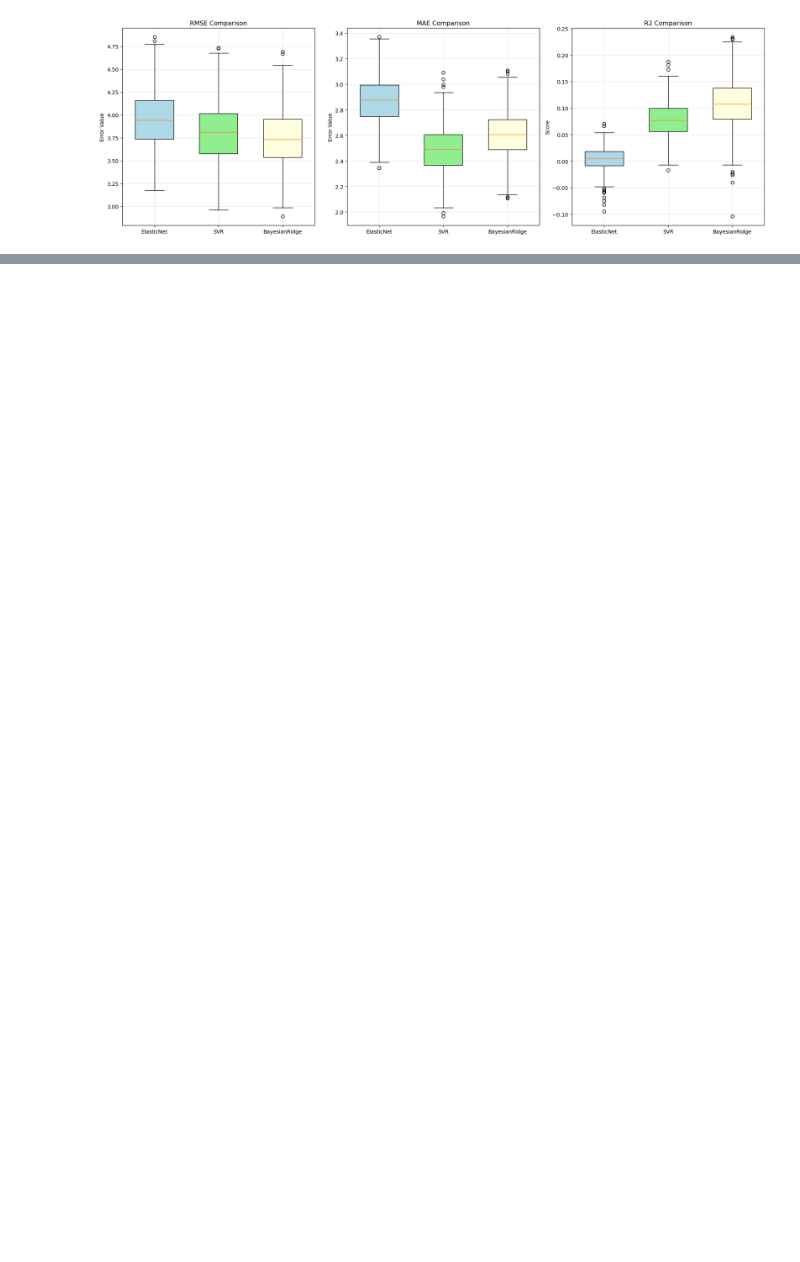
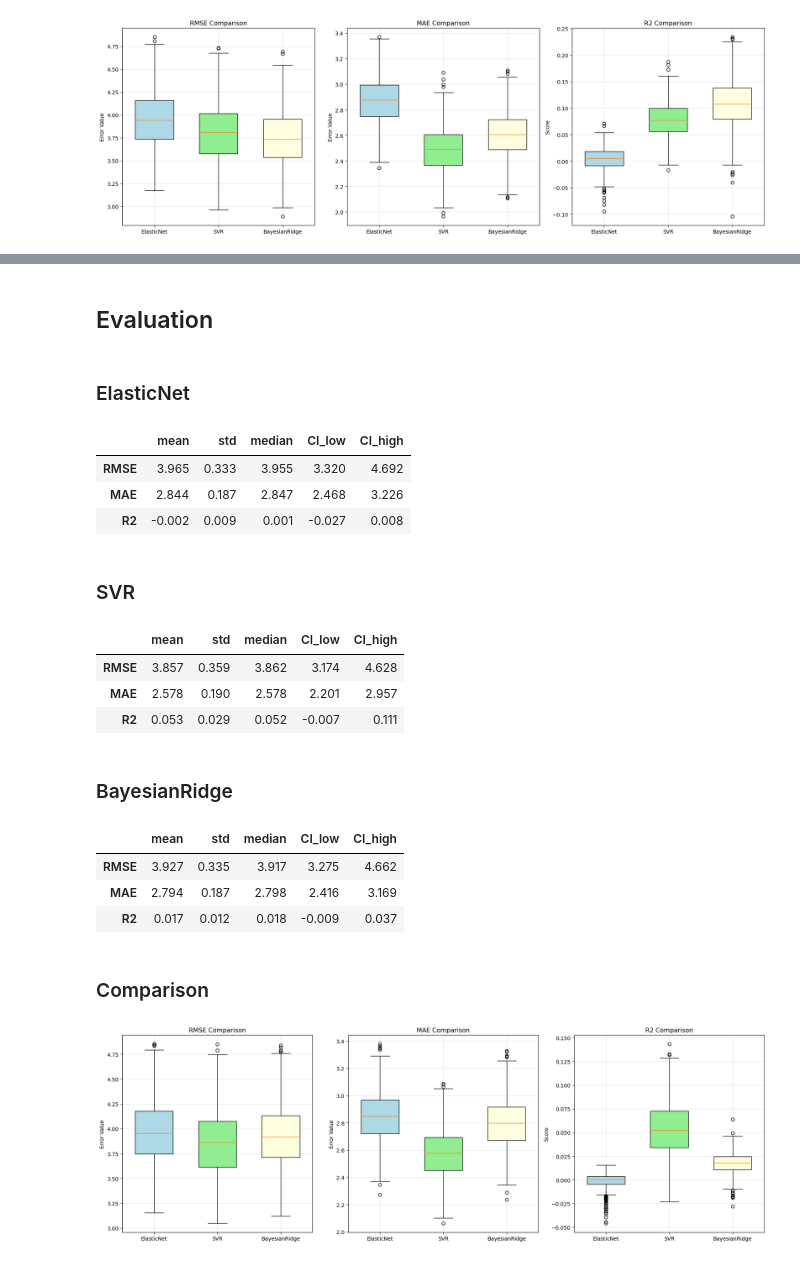
Before and after one commit to ikotsov/MLCB-Assignment-1, a Jupyter notebook: notebooks/model_analysis.ipynb, the cells around one changed output, grey strips where cells are left out. Drawn from its saved outputs; the diff is of its cells as text; code cells hidden in the pictures; blank space fills up the shorter version.

```diff
--- a/notebooks/model_analysis.ipynb
+++ b/notebooks/model_analysis.ipynb
@@ -97,9 +102,8 @@ svr_report_df.head()
 # %%
-# BayesianRidge evaluator
-bayesian_ridge_evaluator = ModelEvaluator(
+bl_bayesian_ridge_evaluator = ModelEvaluator(
     model=model_io.load_model('BayesianRidge', suffix='baseline'),
     model_name="BayesianRidge"
 )
 
-bayesian_ridge_evaluator.evaluate(X_val, y_val, n_iterations=500)
+bl_bayesian_ridge_evaluator.evaluate(X_val, y_val, n_iterations=500)
 # %%
@@ -120,0 +180,63 @@ compare_model_metrics(
+# %% [markdown]
+## Evaluation
+# %% [markdown]
+### ElasticNet
+# %%
+lean_elastic_net_evaluator = ModelEvaluator(
+    model=model_io.load_model('ElasticNet', suffix='lean'),
+    model_name="ElasticNet"
+)
+
+lean_elastic_net_evaluator.evaluate(X_val_lean, y_val, n_iterations=500)
+# %%
+lean_elastic_net_report_df = lean_elastic_net_evaluator.generate_report()
+lean_elastic_net_report_df.head()
+# %% [output]
+|  | mean | std | median | CI_low | CI_high |
+| RMSE | 3.965 | 0.333 | 3.955 | 3.320 | 4.692 |
+| MAE | 2.844 | 0.187 | 2.847 | 2.468 | 3.226 |
+| R2 | -0.002 | 0.009 | 0.001 | -0.027 | 0.008 |
+# %% [markdown]
+### SVR
+# %%
+lean_svr_evaluator = ModelEvaluator(
+    model=model_io.load_model('SVR', suffix='lean'),
+    model_name="SVR"
+)
+
+lean_svr_evaluator.evaluate(X_val_lean, y_val, n_iterations=500)
+# %%
+lean_svr_report_df = lean_svr_evaluator.generate_report()
+lean_svr_report_df.head()
+# %% [output]
+|  | mean | std | median | CI_low | CI_high |
+| RMSE | 3.857 | 0.359 | 3.862 | 3.174 | 4.628 |
+| MAE | 2.578 | 0.190 | 2.578 | 2.201 | 2.957 |
+| R2 | 0.053 | 0.029 | 0.052 | -0.007 | 0.111 |
+# %% [markdown]
+### BayesianRidge
+# %%
+lean_bayesian_ridge_evaluator = ModelEvaluator(
+    model=model_io.load_model('BayesianRidge', suffix='lean'),
+    model_name="BayesianRidge"
+)
+
+lean_bayesian_ridge_evaluator.evaluate(X_val_lean, y_val, n_iterations=500)
+# %%
+lean_bayesian_ridge_report_df = lean_bayesian_ridge_evaluator.generate_report()
+lean_bayesian_ridge_report_df.head()
+# %% [output]
+|  | mean | std | median | CI_low | CI_high |
+| RMSE | 3.927 | 0.335 | 3.917 | 3.275 | 4.662 |
+| MAE | 2.794 | 0.187 | 2.798 | 2.416 | 3.169 |
+| R2 | 0.017 | 0.012 | 0.018 | -0.009 | 0.037 |
+# %% [markdown]
+### Comparison
+# %%
+compare_model_metrics(
+    lean_elastic_net_evaluator,
+    lean_svr_evaluator,
+    lean_bayesian_ridge_evaluator
+)
+# %% [output]
+[figure, added]
```
Also changed, not shown: parts of 19 cells of this notebook.
